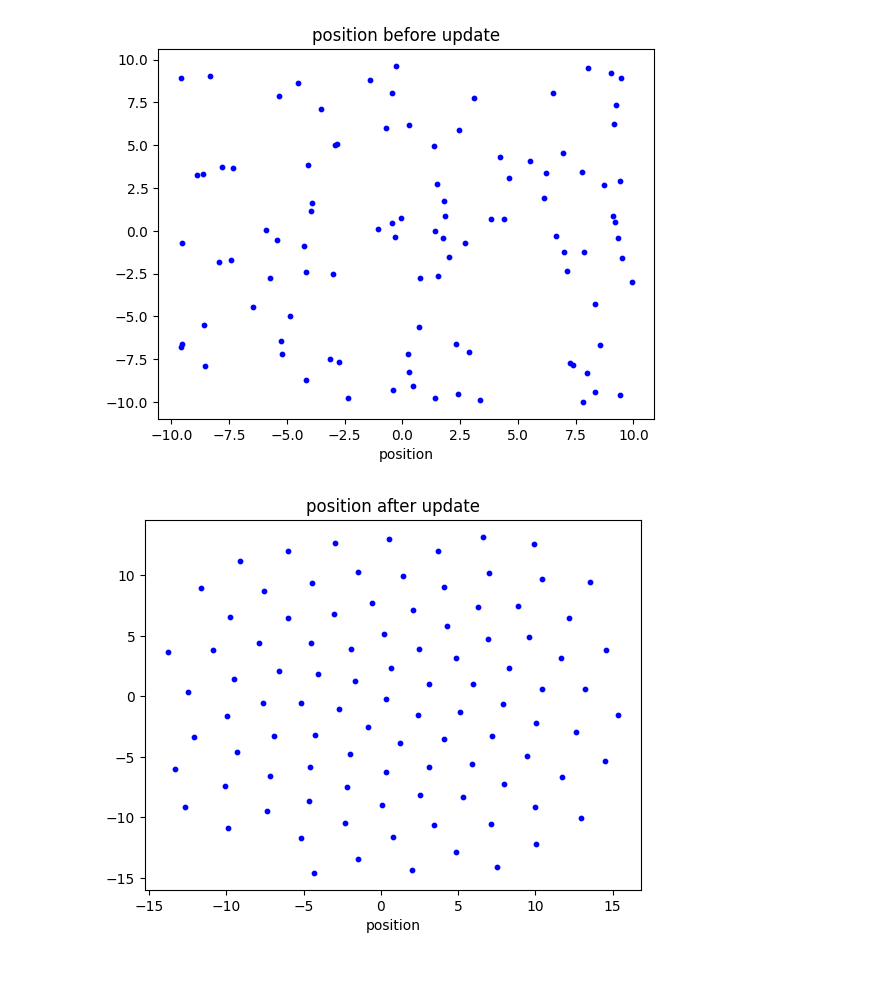
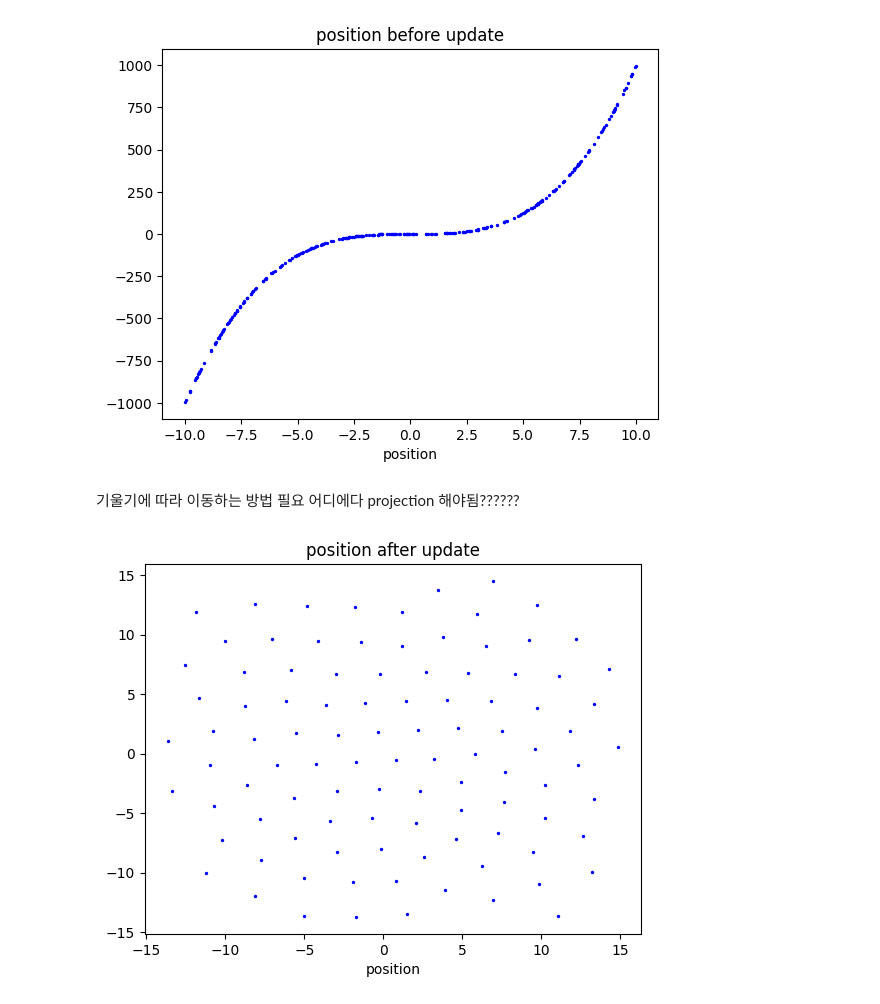
Before and after one commit to vinca0224/3D, a Jupyter notebook: uniform_2d.ipynb, the cells around one changed output. Cells and saved outputs as stored; diff of their text form; code cells hidden in the pictures; blank space fills up the shorter version.

```diff
--- a/uniform_2d.ipynb
+++ b/uniform_2d.ipynb
@@ -37,0 +7,9 @@ for p in pp:
+# %%
+x = np.random.uniform(-10, 10, 300)
+
+points = []
+
+for i in x:
+    points.append((i,i**3))
+points = np.asarray(points)
+points.sort(0)
@@ -38,22 +36,22 @@ for p in pp:
 # %%
 import matplotlib.pyplot as plt
 
 # nums의 최소값과 최대값 구하기
 min_num = np.min(points)
 max_num = np.max(points)
 
 # 1차원 선 그리기
 # plt.figure(figsize=(10, 2))
 
 # nums 값들을 선 위에 점으로 시각화
 for point in points:
-    plt.scatter(point[0], point[1], color='b', s=10)
+    plt.scatter(point[0], point[1], color='b', s=2)
 
 plt.title('position before update')
 plt.xlabel('position')
 plt.show()
 # %% [output]
-[figure, old version]
+[figure, new version]
 # %%
 from scipy.stats import norm
 
@@ -87,3 +87,6 @@ while i < 100:
+# %% [markdown]
+기울기에 따라 이동하는 방법 필요
+어디에다 projection 해야됨??????
 # %%
 import matplotlib.pyplot as plt
 
@@ -96,10 +99,10 @@ max_num = np.max(points)
 
 # nums 값들을 선 위에 점으로 시각화
 for point in points:
-    plt.scatter(point[0], point[1], color='b', s=10)
+    plt.scatter(point[0], point[1], color='b', s=2)
 
 plt.title('position after update')
 plt.xlabel('position')
 plt.show()
 # %% [output]
-[figure, old version]
+[figure, new version]
```
Also changed, not shown: parts of 4 cells of this notebook, 2 other files.
